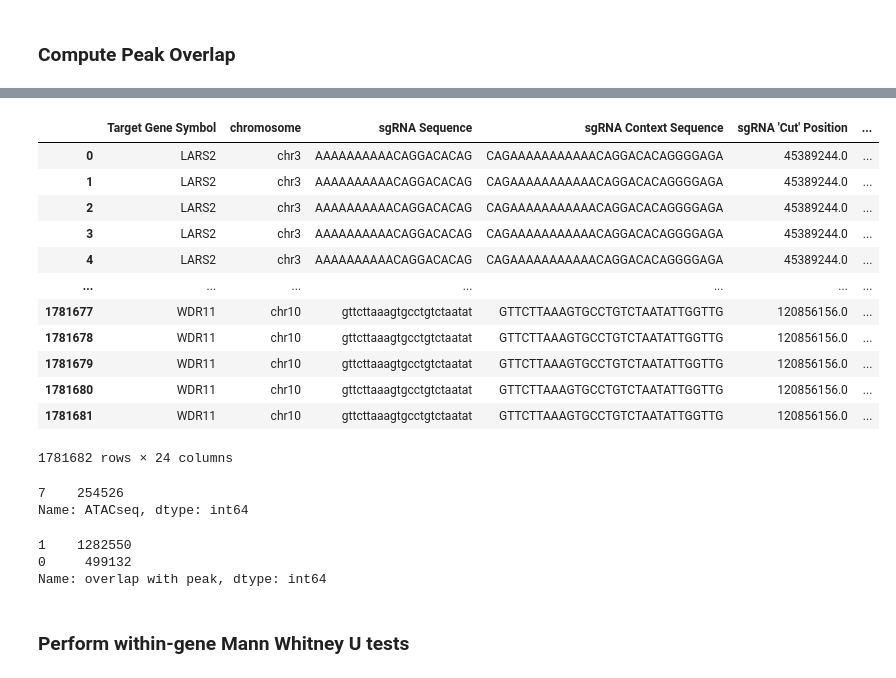
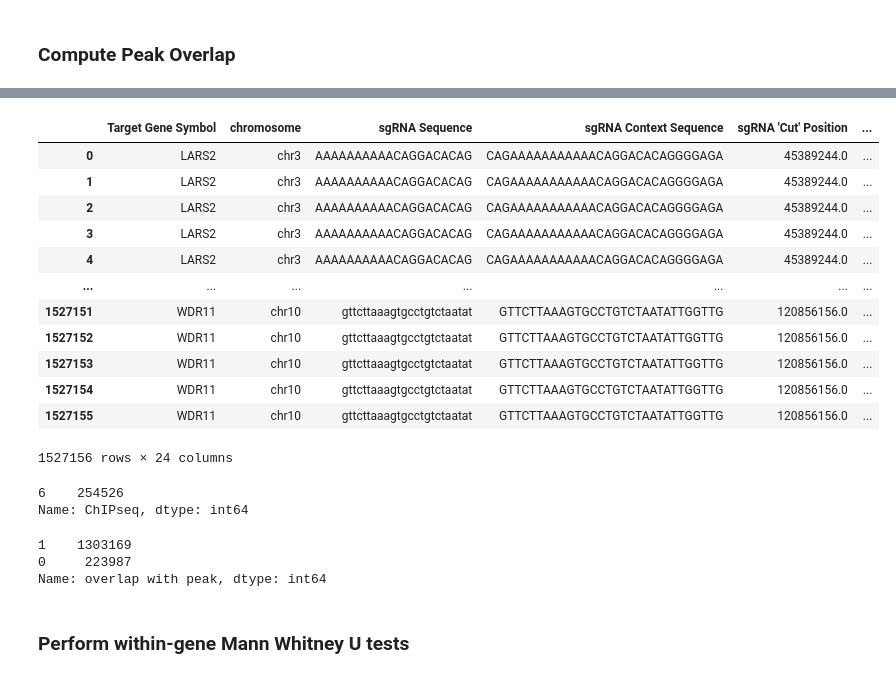
Before and after one commit to ssrikant2/Katsano-Manuscript, a Jupyter notebook: Notebooks/04-Assessing Predictive Features of CRISPRi Guide Activity/04_Chromatin_Accessibility/Histone Modification ChIP-seq.ipynb, the cells around one changed output, grey strips where cells are left out. Saved outputs shown, nothing was run; the diff lists cells and outputs as text; code cells hidden in the pictures.

```diff
--- a/Notebooks/04-Assessing Predictive Features of CRISPRi Guide Activity/04_Chromatin_Accessibility/Histone Modification ChIP-seq.ipynb
+++ b/Notebooks/04-Assessing Predictive Features of CRISPRi Guide Activity/04_Chromatin_Accessibility/Histone Modification ChIP-seq.ipynb
@@ -282,13 +255,20 @@ chrtest_H3k27ac_K562.to_csv('../../../Data/ChIP-seq/H3k27ac_K562.csv', index = F
+# %%
+chrtest_H3K4me3_A549 = pd.read_csv('../../../Data/ChIP-seq/H3K4me3_A549.csv')
+chrtest_H3K4me3_HCT116 = pd.read_csv('../../../Data/ChIP-seq/H3K4me3_HCT116.csv')
+chrtest_H3K4me3_K562 = pd.read_csv('../../../Data/ChIP-seq/H3K4me3_K562.csv')
+chrtest_H3k27ac_A549 = pd.read_csv('../../../Data/ChIP-seq/H3k27ac_A549.csv')
+chrtest_H3k27ac_HCT116 = pd.read_csv('../../../Data/ChIP-seq/H3k27ac_HCT116.csv')
+chrtest_H3k27ac_K562 = pd.read_csv('../../../Data/ChIP-seq/H3k27ac_K562.csv')
 # %%
-chrtest_a549['ATACseq'] = 'A549'
-chrtest_hct116['ATACseq'] = 'HCT116'
-chrtest_k562['ATACseq'] = 'K562'
-chrtest_Panc1['ATACseq'] = 'Panc1'
-chrtest_MCF7['ATACseq'] = 'MCF-7'
-chrtest_GM12878['ATACseq'] = 'GM12878'
-chrtest_HepG2['ATACseq'] = 'HepG2'
+chrtest_H3K4me3_A549['ChIPseq'] = 'H3K4me3_A549'
+chrtest_H3K4me3_HCT116['ChIPseq'] = 'H3K4me3_HCT116'
+chrtest_H3K4me3_K562['ChIPseq'] = 'H3K4me3_K562'
+chrtest_H3k27ac_A549['ChIPseq'] = 'H3k27ac_A549'
+chrtest_H3k27ac_HCT116['ChIPseq'] = 'H3k27ac_HCT116'
+chrtest_H3k27ac_K562['ChIPseq'] = 'H3k27ac_K562'
 # %%
-chrtest = pd.concat([chrtest_a549,chrtest_hct116,chrtest_k562,chrtest_MCF7,chrtest_Panc1,chrtest_HepG2,chrtest_GM12878])
+chrtest = pd.concat([chrtest_H3K4me3_A549,chrtest_H3K4me3_HCT116,chrtest_H3K4me3_K562,
+                     chrtest_H3k27ac_A549,chrtest_H3k27ac_HCT116,chrtest_H3k27ac_K562])
 chrtest
 # %% [output]
 |  | Target Gene Symbol | chromosome | sgRNA Context Sequence | sgRNA 'Cut' Position | overlap with peak | ... |
@@ -307,29 +287,29 @@ chrtest
 # %%
-ATAC_combined = NewDatasetCombine.merge(chrtest, on = ['Target Gene Symbol','chromosome','sgRNA Context Sequence','sgRNA \'Cut\' Position'],
+ChIP_combined = NewDatasetCombine.merge(chrtest, on = ['Target Gene Symbol','chromosome','sgRNA Context Sequence','sgRNA \'Cut\' Position'],
                                         how = 'inner')
-ATAC_combined
+ChIP_combined
 # %% [output]
 |  | Target Gene Symbol | chromosome | sgRNA Sequence | sgRNA Context Sequence | sgRNA 'Cut' Position | ... |
 | 0 | LARS2 | chr3 | AAAAAAAAAACAGGACACAG | CAGAAAAAAAAAAACAGGACACAGGGGAGA | 45389244.0 | ... |
 | 1 | LARS2 | chr3 | AAAAAAAAAACAGGACACAG | CAGAAAAAAAAAAACAGGACACAGGGGAGA | 45389244.0 | ... |
 | 2 | LARS2 | chr3 | AAAAAAAAAACAGGACACAG | CAGAAAAAAAAAAACAGGACACAGGGGAGA | 45389244.0 | ... |
 | 3 | LARS2 | chr3 | AAAAAAAAAACAGGACACAG | CAGAAAAAAAAAAACAGGACACAGGGGAGA | 45389244.0 | ... |
 | 4 | LARS2 | chr3 | AAAAAAAAAACAGGACACAG | CAGAAAAAAAAAAACAGGACACAGGGGAGA | 45389244.0 | ... |
 | ... | ... | ... | ... | ... | ... | ... |
-| 1781677 | WDR11 | chr10 | gttcttaaagtgcctgtctaatat | GTTCTTAAAGTGCCTGTCTAATATTGGTTG | 120856156.0 | ... |
-| 1781678 | WDR11 | chr10 | gttcttaaagtgcctgtctaatat | GTTCTTAAAGTGCCTGTCTAATATTGGTTG | 120856156.0 | ... |
-| 1781679 | WDR11 | chr10 | gttcttaaagtgcctgtctaatat | GTTCTTAAAGTGCCTGTCTAATATTGGTTG | 120856156.0 | ... |
-| 1781680 | WDR11 | chr10 | gttcttaaagtgcctgtctaatat | GTTCTTAAAGTGCCTGTCTAATATTGGTTG | 120856156.0 | ... |
-| 1781681 | WDR11 | chr10 | gttcttaaagtgcctgtctaatat | GTTCTTAAAGTGCCTGTCTAATATTGGTTG | 120856156.0 | ... |
+| 1527151 | WDR11 | chr10 | gttcttaaagtgcctgtctaatat | GTTCTTAAAGTGCCTGTCTAATATTGGTTG | 120856156.0 | ... |
+| 1527152 | WDR11 | chr10 | gttcttaaagtgcctgtctaatat | GTTCTTAAAGTGCCTGTCTAATATTGGTTG | 120856156.0 | ... |
+| 1527153 | WDR11 | chr10 | gttcttaaagtgcctgtctaatat | GTTCTTAAAGTGCCTGTCTAATATTGGTTG | 120856156.0 | ... |
+| 1527154 | WDR11 | chr10 | gttcttaaagtgcctgtctaatat | GTTCTTAAAGTGCCTGTCTAATATTGGTTG | 120856156.0 | ... |
+| 1527155 | WDR11 | chr10 | gttcttaaagtgcctgtctaatat | GTTCTTAAAGTGCCTGTCTAATATTGGTTG | 120856156.0 | ... |
-1781682 rows × 24 columns
+1527156 rows × 24 columns
 # %%
-ATAC_combined.groupby(['cellDomainDataSet','sgRNA Context Sequence'])['ATACseq'].count().value_counts()
+ChIP_combined.groupby(['cellDomainDataSet','sgRNA Context Sequence'])['ChIPseq'].count().value_counts()
 # %% [output]
-7    254526
-Name: ATACseq, dtype: int64
+6    254526
+Name: ChIPseq, dtype: int64
 # %%
-ATAC_combined['overlap with peak'].value_counts()
+ChIP_combined['overlap with peak'].value_counts()
 # %% [output]
-1    1282550
-0     499132
+1    1303169
+0     223987
 Name: overlap with peak, dtype: int64
```
Also changed, not shown: parts of 8 cells of this notebook, 18 other files.
